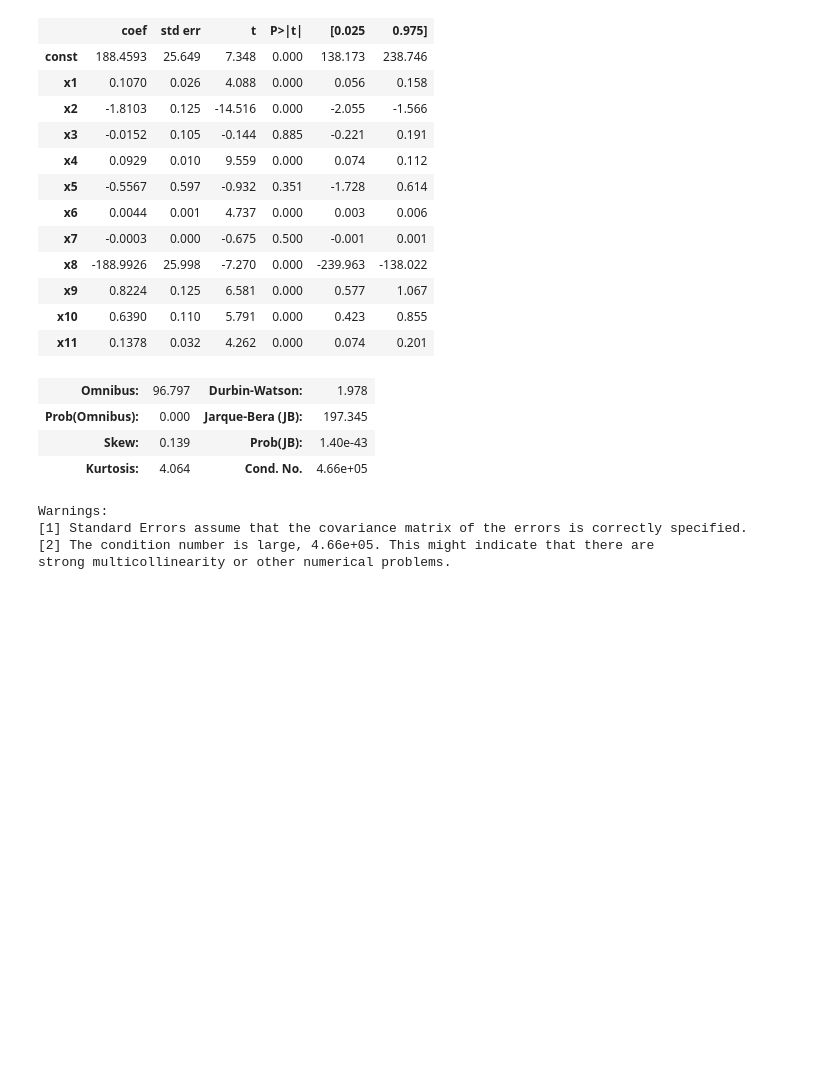
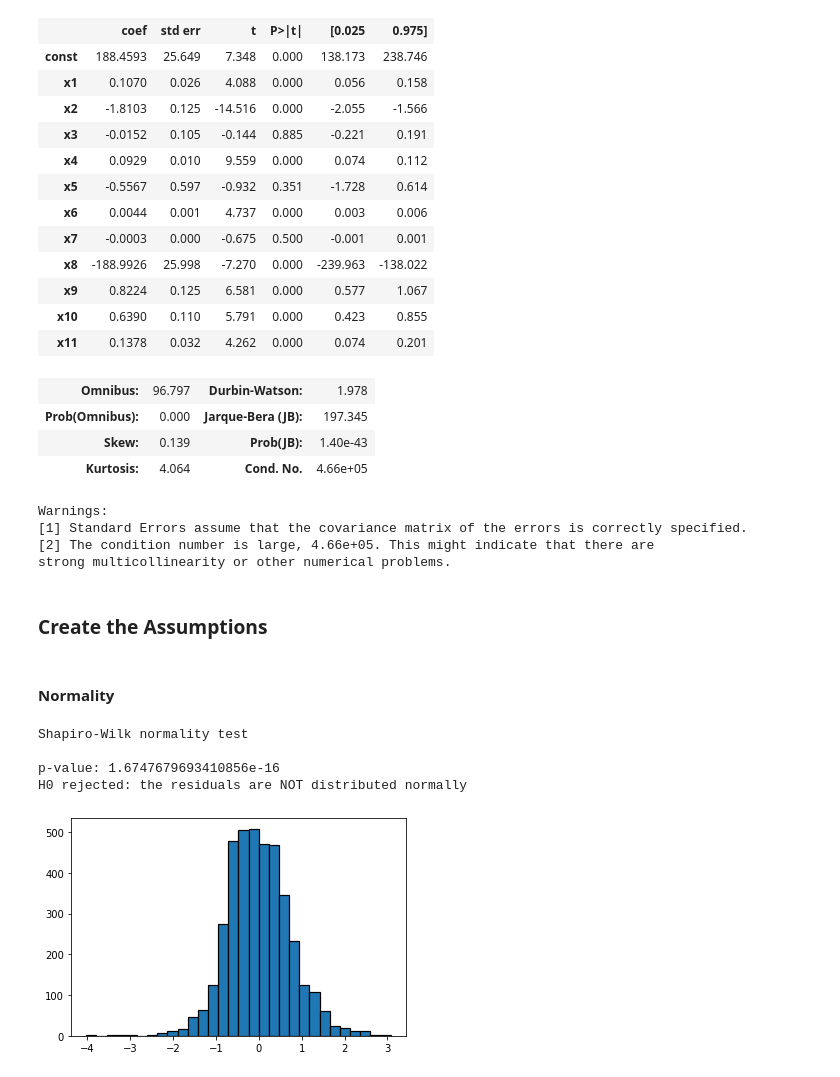
Before and after one commit to utomoreza/WhiteWineQuality_LR, a Jupyter notebook: main.ipynb, the cells around one changed output. Drawn from its saved outputs; the diff is of its cells as text; code cells hidden in the pictures; blank space fills up the shorter version.

Commit message:
Work until model tuning

```diff
--- a/main.ipynb
+++ b/main.ipynb
@@ -124,27 +126,36 @@ import scipy.stats
 def CheckNormal(model, X, y):
     y_hat = model.predict(X)
     residue = y - y_hat
-    plt.hist(residue, bins=30)
-    shaptest = stats.shapiro(residue)[1]
+    plt.hist(residue, bins=30, edgecolor='black', linewidth=1.2)
+    shaptest = shapiro(residue)[1]
+    print('Shapiro-Wilk normality test\n')
     print('p-value:', shaptest)
     if (shaptest <= 0.05):
         print("H0 rejected: the residuals are NOT distributed normally")
     else:
         print("H0 failed to reject: the residuals ARE distributed normally")
 
-import statsmodels.stats as smStats
+from statsmodels.stats.diagnostic import het_breuschpagan
 def CheckHomos(model, X, y):
     y_hat = model.predict(X)
     residue = y - y_hat
 
     fig = plt.figure()
-    plt.plot(y_hat, residue)
-    plt.plot(np.arange(len(y_hat)), np.zeros(len(residue)), color = "red")
+    plt.scatter(y_hat, residue)
+    plt.axhline(y=0, color='r', linestyle='-')
+#     plt.plot(np.arange(len(y_hat)), np.zeros(len(residue)), color = "red")
 
 
-    BP = smStats.het_breuschpagan(residue)
-    print(BP)
-    if (BP.value <= 0.05):
+    BP = het_breuschpagan(residue, X)
+    print("p-value:", BP[1])
+    if (BP[1] <= 0.05):
         print("H0 rejected: Error variance spreads INCONSTANTLY/generating patterns(Heteroscedasticity)")
     else:
         print("H0 failed to reject: Error variance spreads CONSTANTLY (Homoscedasticity)")
+
+def vif(X):
+    # For each X, calculate VIF and save in dataframe
+    vif = pd.DataFrame()
+    vif["VIF Factor"] = [VIF(X.values, i) for i in range(X.shape[1])]
+    vif["features"] = X.columns
+    return vif
@@ -372,3 +407,15 @@ Warnings:
 [1] Standard Errors assume that the covariance matrix of the errors is correctly specified.
 [2] The condition number is large, 4.66e+05. This might indicate that there are
 strong multicollinearity or other numerical problems.
+# %% [markdown]
+### Create the Assumptions
+# %% [markdown]
+#### Normality
+# %%
+CheckNormal(model_white1a, X_train, y_train)
+# %% [output]
+Shapiro-Wilk normality test
+
+p-value: 1.6747679693410856e-16
+H0 rejected: the residuals are NOT distributed normally
+[figure, added]
```
Also changed, not shown: parts of 24 cells of this notebook.
